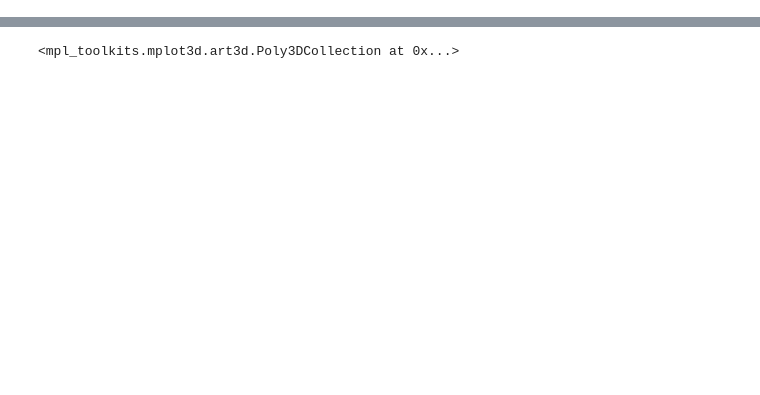
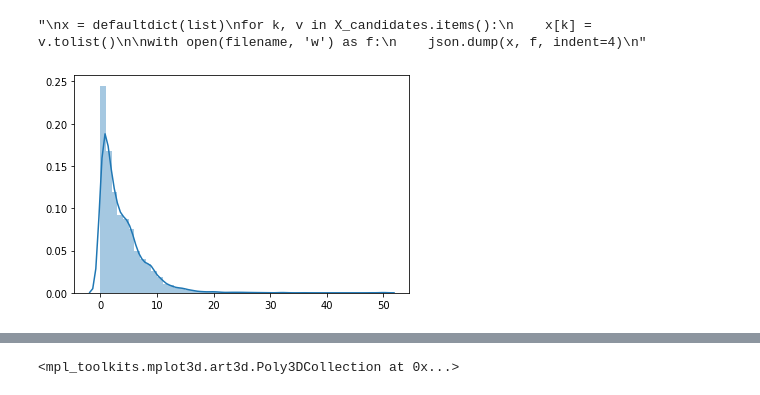
Before and after one commit to clementpiat/3D_reconstruction, a Jupyter notebook: exploration/many_images.ipynb, the cells around one changed output, grey strips where cells are left out. Cells and saved outputs as stored; diff of their text form; code cells hidden in the pictures; blank space fills up the shorter version.

Commit message:
better candidate selection

```diff
--- a/exploration/many_images.ipynb
+++ b/exploration/many_images.ipynb
@@ -57,0 +58,32 @@ X_candidates.resize((n_images*n_keypoints, n_images, 3))
+# %%
+filename = f'X_candidates_{time()}.json'
+# %%
+'''
+x = defaultdict(list)
+for k, v in X_candidates.items():
+    x[k] = v.tolist()
+
+with open(filename, 'w') as f:
+    json.dump(x, f, indent=4)
+'''
+# %% [output]
+"\nx = defaultdict(list)\nfor k, v in X_candidates.items():\n    x[k] = v.tolist()\n\nwith open(filename, 'w') as f:\n    json.dump(x, f, indent=4)\n"
+# %%
+with open('X_candidates.json') as f:
+    X_candidates = json.load(f)
+for k, v in X_candidates.items():
+    X_candidates[k] = np.array(v)
+# %%
+distances = []
+for candidates in X_candidates.values():
+    if len(candidates) >= 2:
+        pd = pairwise_distances(candidates)
+        for i in range(len(pd)):
+            for j in range(i+1, len(pd)):
+                distances.append(pd[i,j])
+distances = np.array(distances)
+# %%
+sns.distplot(distances.clip(0,50))
+plt.show()
+# %% [output]
+[figure, added]
```
Also changed, not shown: parts of 9 cells of this notebook, 3 other files.
